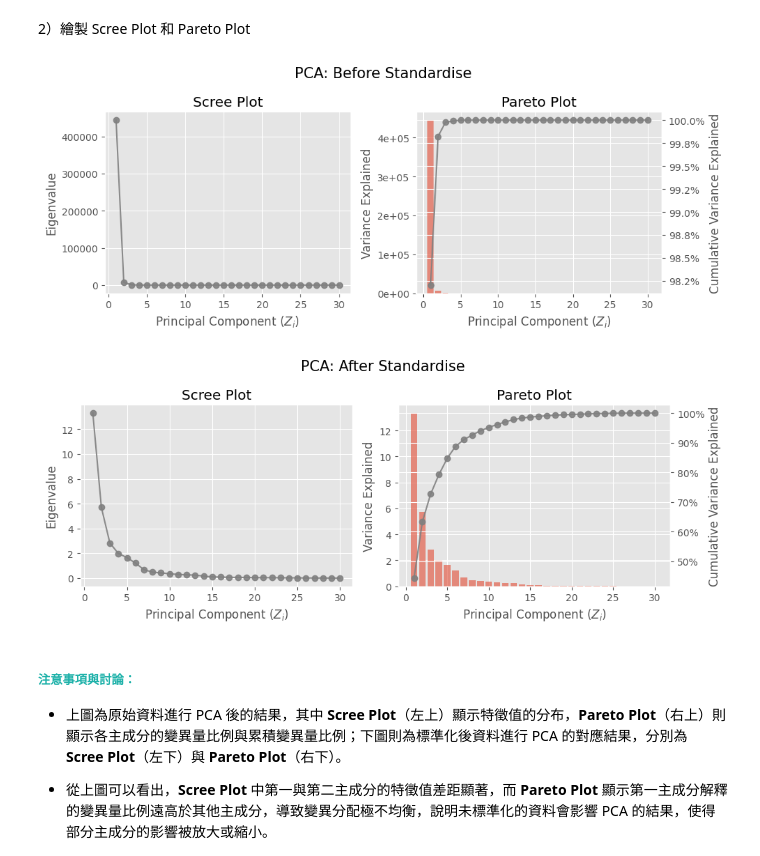
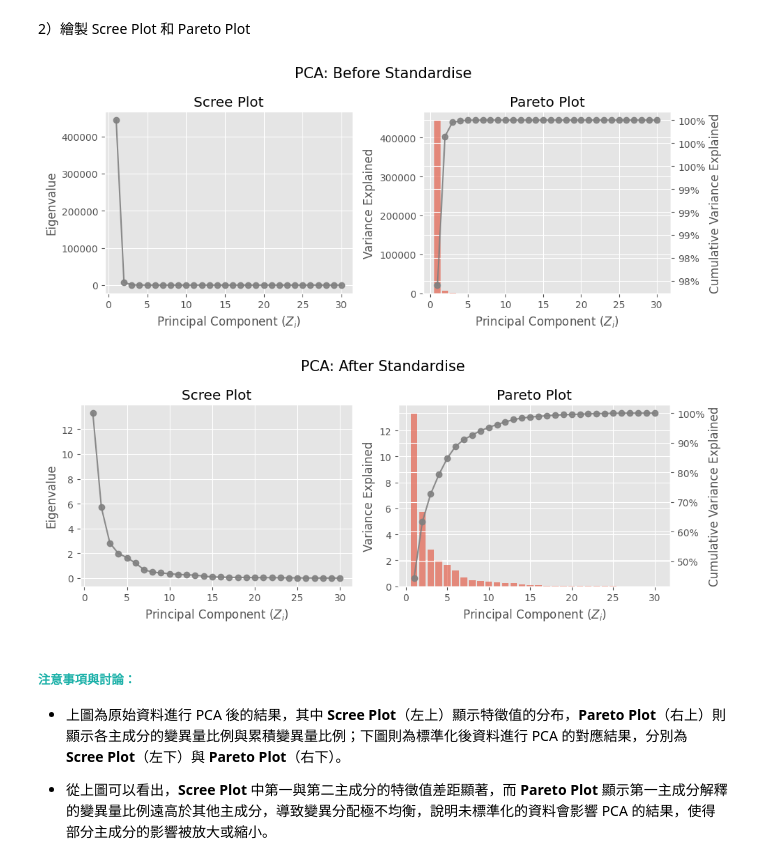
Before and after one commit to shengsia02/ShallowML, a Jupyter notebook: HW1/ShallowML_411078064_PCA.ipynb, the cells around one changed output. Cells and saved outputs as stored; diff of their text form; code cells hidden in the pictures.

```diff
--- a/HW1/ShallowML_411078064_PCA.ipynb
+++ b/HW1/ShallowML_411078064_PCA.ipynb
@@ -136,12 +136,12 @@ flierprops = dict(marker='o', markerfacecolor='orange', markersize=5, linestyle=
 # 未標準化
 sns.boxplot(data=df_wine1, ax=ax[0], orient='h', boxprops=boxprops, flierprops=flierprops)
 ax[0].grid(True, alpha=0.5)
-ax[0].set_title('Before Standardise')
+ax[0].set_title('Before Standardization')
 
 # 標準化
 sns.boxplot(data=df_X_std, ax=ax[1], orient='h', boxprops=boxprops, flierprops=flierprops)
 ax[1].grid(True, alpha=0.5)
-ax[1].set_title('After Standardise')
+ax[1].set_title('After Standardization')
 
 plt.show()
 # %% [output]
@@ -539,12 +539,12 @@ flierprops = dict(marker='o', markerfacecolor='orange', markersize=5, linestyle=
 # 未標準化
 sns.boxplot(data=df_city_quality1, ax=ax[0], orient='h', boxprops=boxprops, flierprops=flierprops)
 ax[0].grid(True, alpha=0.5)
-ax[0].set_title('Before Standardise')
+ax[0].set_title('Before Standardization')
 
 # 標準化
 sns.boxplot(data=df_X_std, ax=ax[1], orient='h', boxprops=boxprops, flierprops=flierprops)
 ax[1].grid(True, alpha=0.5)
-ax[1].set_title('After Standardise')
+ax[1].set_title('After Standardization')
 
 plt.show()
 # %% [output]
@@ -932,12 +932,12 @@ flierprops = dict(marker='o', markerfacecolor='orange', markersize=4, linestyle=
 # 未標準化
 sns.boxplot(data=df_cancer, ax=ax[0], orient='h', boxprops=boxprops, flierprops=flierprops)
 ax[0].grid(True, alpha=0.5)
-ax[0].set_title('Before Standardise')
+ax[0].set_title('Before Standardization')
 
 # 標準化
 sns.boxplot(data=df_X_std, ax=ax[1], orient='h', boxprops=boxprops, flierprops=flierprops)
 ax[1].grid(True, alpha=0.5)
-ax[1].set_title('After Standardise')
+ax[1].set_title('After Standardization')
 
 plt.show()
 # %% [output]
@@ -989,36 +989,36 @@ def plots(eigenvalues, title):
     ax[0].set_title('Scree Plot')
     ax[0].set_xlabel('Principal Component ($Z_i$)')
     ax[0].set_ylabel('Eigenvalue')
 
     # Pareto Plot
     ax2 = ax[1].twinx()  # 創建共享 x 軸的第二個 y 軸
     ax[1].bar(pca_range, eigenvalues, alpha=0.6, align='center', label='Individual explained variance')
     ax[1].set_title('Pareto Plot')
     ax[1].set_xlabel('Principal Component ($Z_i$)')
     ax[1].set_ylabel('Variance Explained')
-    if title == 'PCA: Before Standardise':
+    if title == 'PCA: Before Standardization':
         # 使用 FuncFormatter 來格式化 y 軸標籤，例如1e2
         ax[1].yaxis.set_major_formatter(FuncFormatter(lambda x, _: '{:.0e}'.format(x)))
     # 畫出累積解釋變異量，用百分比表示
     ax2.plot(pca_range, cum_var_exp, 'o-', alpha=0.9, color='gray')
     ax2.set_ylabel('Cumulative Variance Explained')
 
-    if title == 'PCA: Before Standardise':
+    if title == 'PCA: Before Standardization':
         # 使用 FuncFormatter 來格式化 y 軸標籤
         ax2.yaxis.set_major_formatter(FuncFormatter(lambda y, _: '{:.1f}%'.format(y)))
     else:
         ax2.yaxis.set_major_formatter(FuncFormatter(lambda y, _: '{:.0f}%'.format(y)))
 
     plt.suptitle(title, fontsize=15)
     plt.tight_layout()
     plt.show()
 
 # 未標準化
 plots(eigenvalues, 'PCA: Before Standardise')
 # 標準化
 plots(eigenvalues_std, 'PCA: After Standardise')
 # %% [output]
-[figure, old version]
+[figure, new version]
 [figure]
 # %% [markdown]
 ##### **<font color=lightseagreen>注意事項與討論：</font>**
```
Also changed, not shown: parts of 11 cells of this notebook.
